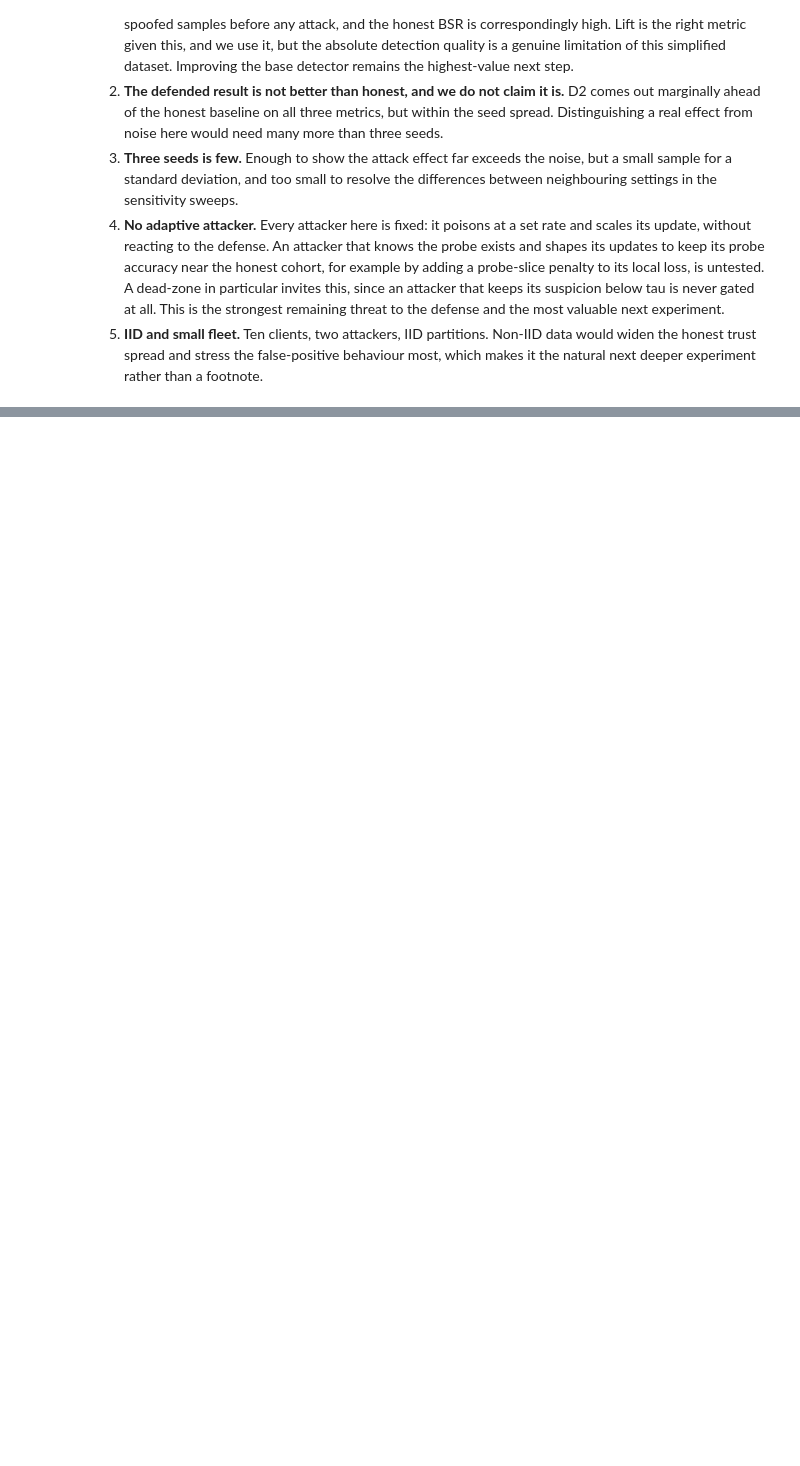
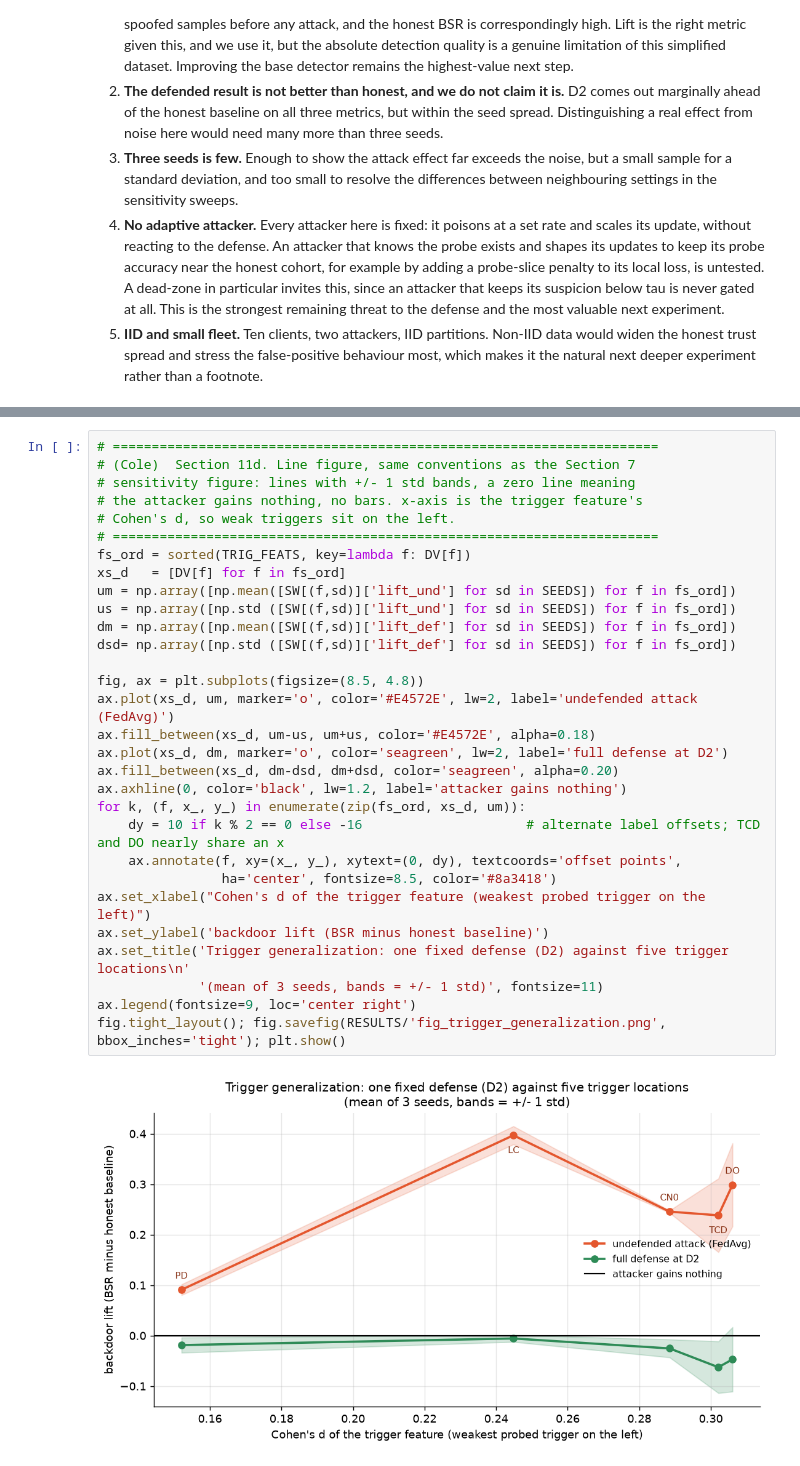
Before and after one commit to wjed/uav-security, a Jupyter notebook: weeks/week10-validation/10_validation.ipynb, the cells around one changed output, grey strips where cells are left out. Saved outputs shown, nothing was run; the diff lists cells and outputs as text; blank space fills up the shorter version.

```diff
--- a/weeks/week10-validation/10_validation.ipynb
+++ b/weeks/week10-validation/10_validation.ipynb
@@ -662,0 +821,32 @@ Every issue raised in the review, and exactly what was done about it.
+# %%
+# ======================================================================
+# (Cole)  Section 11d. Line figure, same conventions as the Section 7
+# sensitivity figure: lines with +/- 1 std bands, a zero line meaning
+# the attacker gains nothing, no bars. x-axis is the trigger feature's
+# Cohen's d, so weak triggers sit on the left.
+# ======================================================================
+fs_ord = sorted(TRIG_FEATS, key=lambda f: DV[f])
+xs_d   = [DV[f] for f in fs_ord]
+um = np.array([np.mean([SW[(f,sd)]['lift_und'] for sd in SEEDS]) for f in fs_ord])
+us = np.array([np.std ([SW[(f,sd)]['lift_und'] for sd in SEEDS]) for f in fs_ord])
+dm = np.array([np.mean([SW[(f,sd)]['lift_def'] for sd in SEEDS]) for f in fs_ord])
+dsd= np.array([np.std ([SW[(f,sd)]['lift_def'] for sd in SEEDS]) for f in fs_ord])
+
+fig, ax = plt.subplots(figsize=(8.5, 4.8))
+ax.plot(xs_d, um, marker='o', color='#E4572E', lw=2, label='undefended attack (FedAvg)')
+ax.fill_between(xs_d, um-us, um+us, color='#E4572E', alpha=0.18)
+ax.plot(xs_d, dm, marker='o', color='seagreen', lw=2, label='full defense at D2')
+ax.fill_between(xs_d, dm-dsd, dm+dsd, color='seagreen', alpha=0.20)
+ax.axhline(0, color='black', lw=1.2, label='attacker gains nothing')
+for k, (f, x_, y_) in enumerate(zip(fs_ord, xs_d, um)):
+    dy = 10 if k % 2 == 0 else -16                     # alternate label offsets; TCD and DO nearly share an x
+    ax.annotate(f, xy=(x_, y_), xytext=(0, dy), textcoords='offset points',
+                ha='center', fontsize=8.5, color='#8a3418')
+ax.set_xlabel("Cohen's d of the trigger feature (weakest probed trigger on the left)")
+ax.set_ylabel('backdoor lift (BSR minus honest baseline)')
+ax.set_title('Trigger generalization: one fixed defense (D2) against five trigger locations\n'
+             '(mean of 3 seeds, bands = +/- 1 std)', fontsize=11)
+ax.legend(fontsize=9, loc='center right')
+fig.tight_layout(); fig.savefig(RESULTS/'fig_trigger_generalization.png', bbox_inches='tight'); plt.show()
+# %% [output]
+[figure, added]
```
Also changed, not shown: parts of 12 cells of this notebook, 10 other files.
